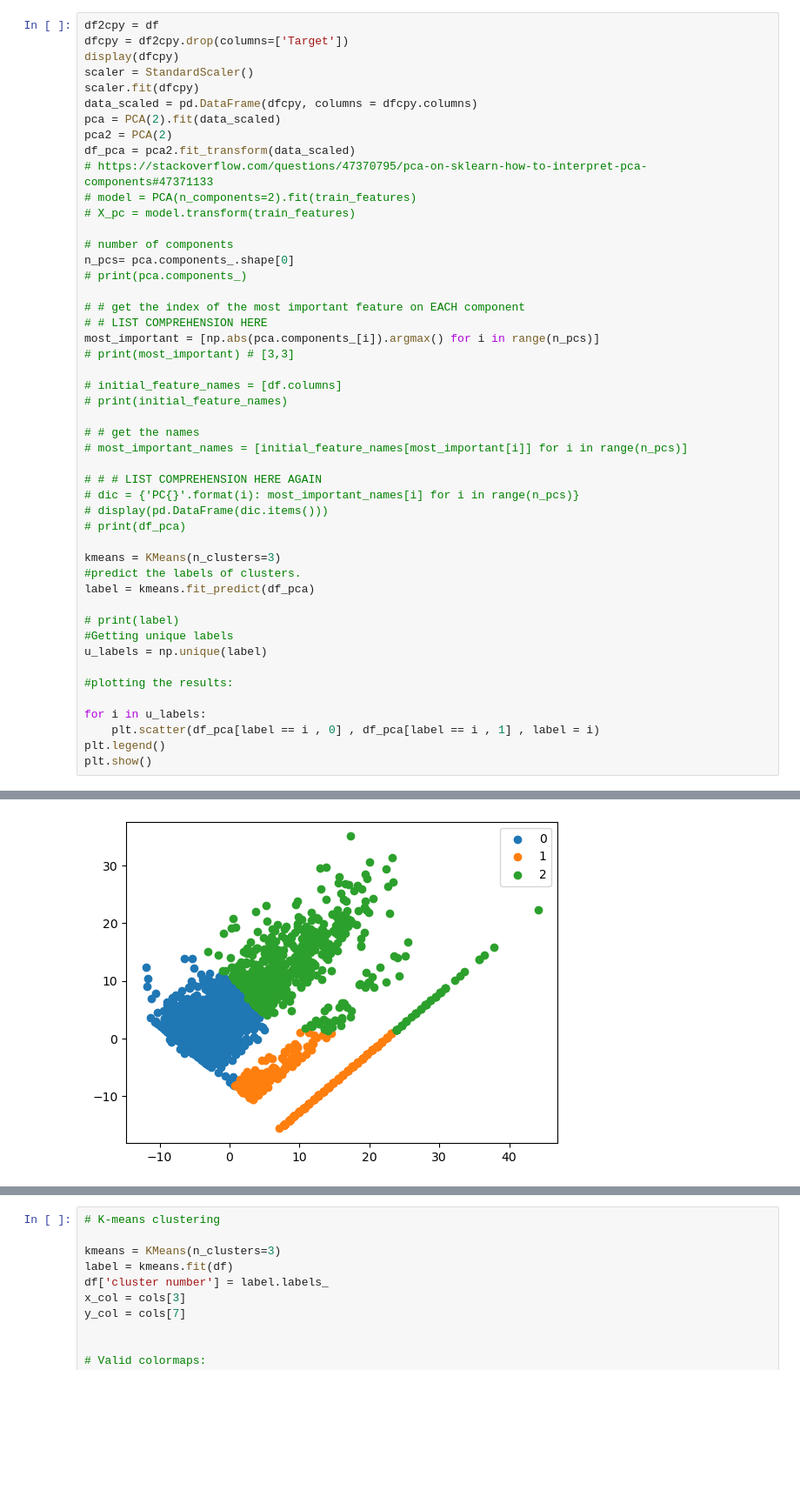
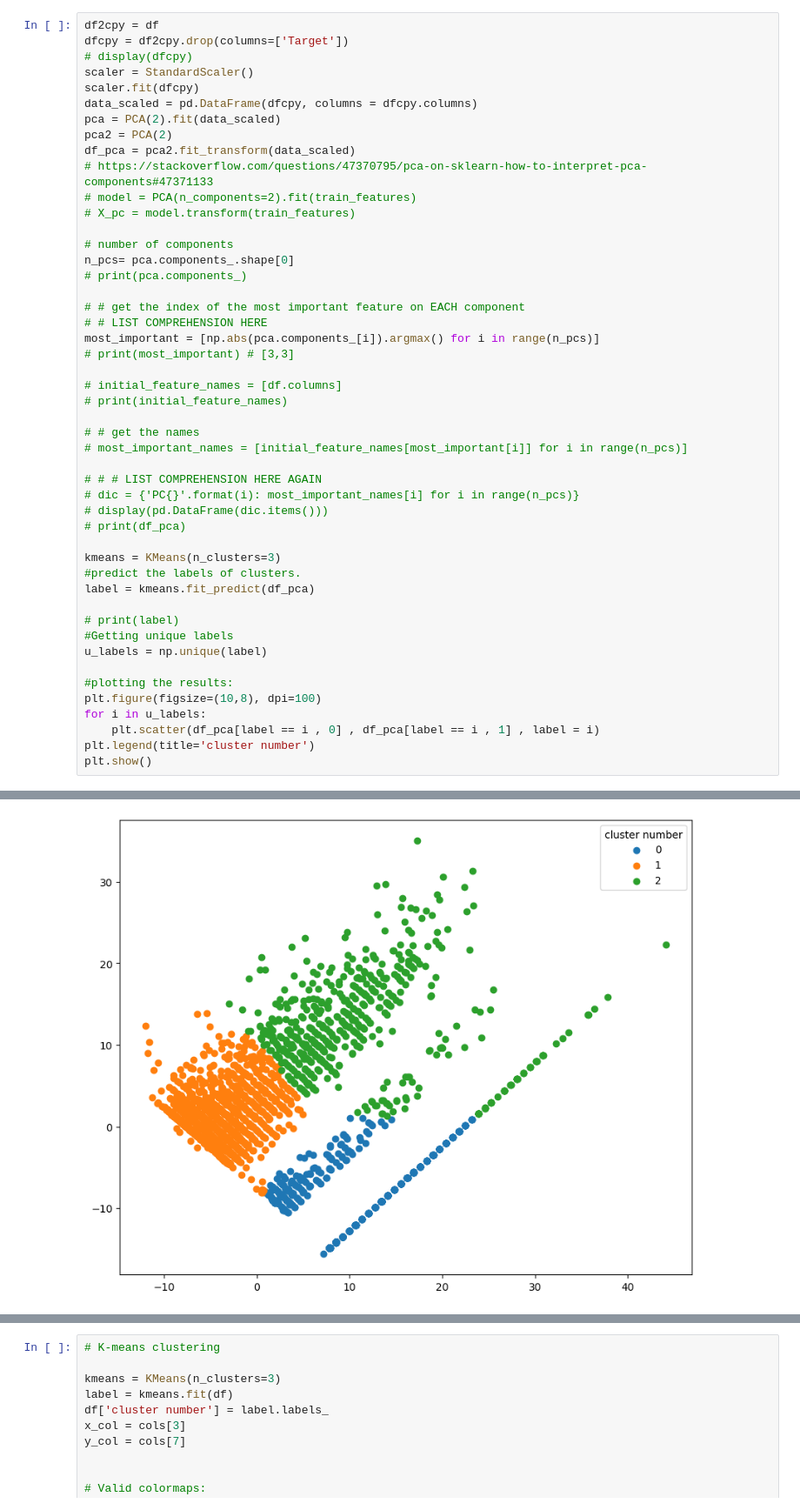
Before and after one commit to erin-le/ecs163-team-10, a Jupyter notebook: ml-models/ml-notebook.ipynb, the cells around one changed output, grey strips where cells are left out. Shown at 87% size. Drawn from its saved outputs; the diff is of its cells as text; blank space fills up the shorter version.

Commit message:
remade graphs
now they're actually accurate

```diff
--- a/ml-models/ml-notebook.ipynb
+++ b/ml-models/ml-notebook.ipynb
@@ -184,7 +184,7 @@ weighted avg       0.75      0.75      0.75      1326
 # %%
 df2cpy = df
 dfcpy = df2cpy.drop(columns=['Target'])
-display(dfcpy)
+# display(dfcpy)
 scaler = StandardScaler()
 scaler.fit(dfcpy)
 data_scaled = pd.DataFrame(dfcpy, columns = dfcpy.columns)
@@ -224,9 +224,9 @@ label = kmeans.fit_predict(df_pca)
 u_labels = np.unique(label)
 
 #plotting the results:
-
+plt.figure(figsize=(10,8), dpi=100)
 for i in u_labels:
     plt.scatter(df_pca[label == i , 0] , df_pca[label == i , 1] , label = i)
-plt.legend()
+plt.legend(title='cluster number')
 plt.show()
 # %% [output]
@@ -246,4 +233,4 @@ plt.show()
-[figure, old version]
+[figure, new version]
 # %%
 # https://towardsdatascience.com/pca-clearly-explained-how-when-why-to-use-it-and-feature-importance-a-guide-in-python-7c274582c37e
 def biplot(score, coeff , y, isZoom):
```
Also changed, not shown: parts of 2 cells of this notebook, 3 other files.
